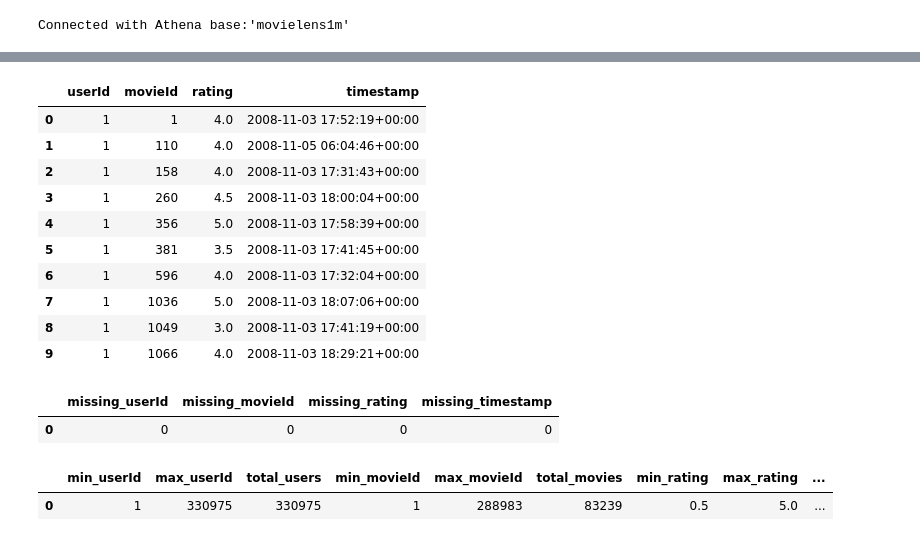
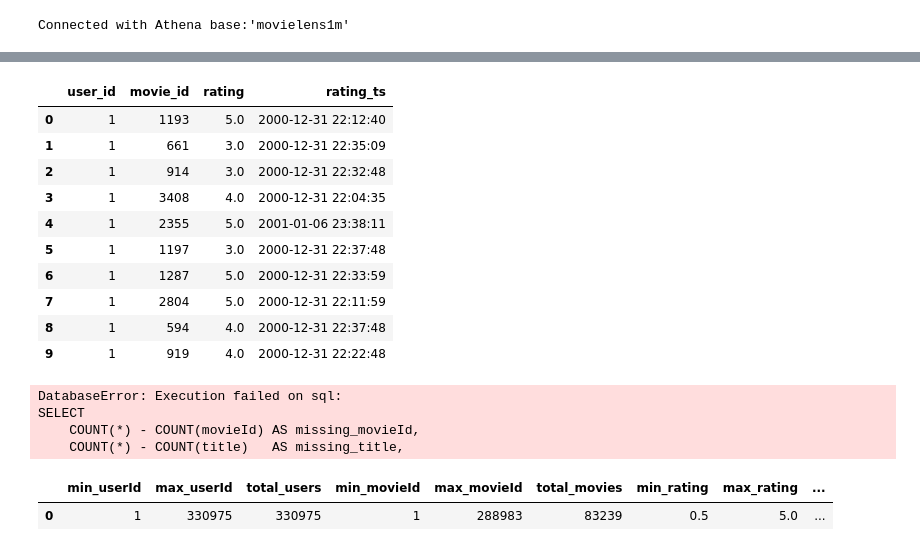
Before and after one commit to sergiopatinha/BigDataFoundations, a Jupyter notebook: notebooks/1.2 - 1M - Exploring 'ratings' table.ipynb, the cells around one changed output, grey strips where cells are left out. Cells and saved outputs as stored; diff of their text form; code cells hidden in the pictures.

```diff
--- a/notebooks/1.2 - 1M - Exploring 'ratings' table.ipynb
+++ b/notebooks/1.2 - 1M - Exploring 'ratings' table.ipynb
@@ -78,31 +72,33 @@ con.sql("PRAGMA table_info('ratings')").df()
 # %%
 #see first 10 rows
-con.sql("SELECT * FROM ratings LIMIT 10;").df()
+
+run_sql("SELECT * FROM ratings_parquet LIMIT 10")
 # %% [output]
-|  | userId | movieId | rating | timestamp |
-| 0 | 1 | 1 | 4.0 | 2008-11-03 17:52:19+00:00 |
-| 1 | 1 | 110 | 4.0 | 2008-11-05 06:04:46+00:00 |
-| 2 | 1 | 158 | 4.0 | 2008-11-03 17:31:43+00:00 |
-| 3 | 1 | 260 | 4.5 | 2008-11-03 18:00:04+00:00 |
-| 4 | 1 | 356 | 5.0 | 2008-11-03 17:58:39+00:00 |
-| 5 | 1 | 381 | 3.5 | 2008-11-03 17:41:45+00:00 |
-| 6 | 1 | 596 | 4.0 | 2008-11-03 17:32:04+00:00 |
-| 7 | 1 | 1036 | 5.0 | 2008-11-03 18:07:06+00:00 |
-| 8 | 1 | 1049 | 3.0 | 2008-11-03 17:41:19+00:00 |
-| 9 | 1 | 1066 | 4.0 | 2008-11-03 18:29:21+00:00 |
+|  | user_id | movie_id | rating | rating_ts |
+| 0 | 1 | 1193 | 5.0 | 2000-12-31 22:12:40 |
+| 1 | 1 | 661 | 3.0 | 2000-12-31 22:35:09 |
+| 2 | 1 | 914 | 3.0 | 2000-12-31 22:32:48 |
+| 3 | 1 | 3408 | 4.0 | 2000-12-31 22:04:35 |
+| 4 | 1 | 2355 | 5.0 | 2001-01-06 23:38:11 |
+| 5 | 1 | 1197 | 3.0 | 2000-12-31 22:37:48 |
+| 6 | 1 | 1287 | 5.0 | 2000-12-31 22:33:59 |
+| 7 | 1 | 2804 | 5.0 | 2000-12-31 22:11:59 |
+| 8 | 1 | 594 | 4.0 | 2000-12-31 22:37:48 |
+| 9 | 1 | 919 | 4.0 | 2000-12-31 22:22:48 |
 # %%
 #Count number of missing values
-con.sql("""
+run_sql("""
 SELECT
-    COUNT(*) - COUNT(userId)   AS missing_userId,
-    COUNT(*) - COUNT(movieId)  AS missing_movieId,
-    COUNT(*) - COUNT(rating)   AS missing_rating,
-    COUNT(*) - COUNT(timestamp) AS missing_timestamp
-FROM ratings
-""").df()
+    COUNT(*) - COUNT(movieId) AS missing_movieId,
+    COUNT(*) - COUNT(title)   AS missing_title,
+    COUNT(*) - COUNT(genres)  AS missing_genres
+FROM ratings_parquet
+""")
 # %% [output]
-|  | missing_userId | missing_movieId | missing_rating | missing_timestamp |
-| 0 | 0 | 0 | 0 | 0 |
+DatabaseError: Execution failed on sql:
+SELECT
+    COUNT(*) - COUNT(movieId) AS missing_movieId,
+    COUNT(*) - COUNT(title)   AS missing_title,
 # %%
 #Identification of maximum, minimum values and counts of ratings
 con.sql("""
```
Also changed, not shown: parts of 5 cells of this notebook.
